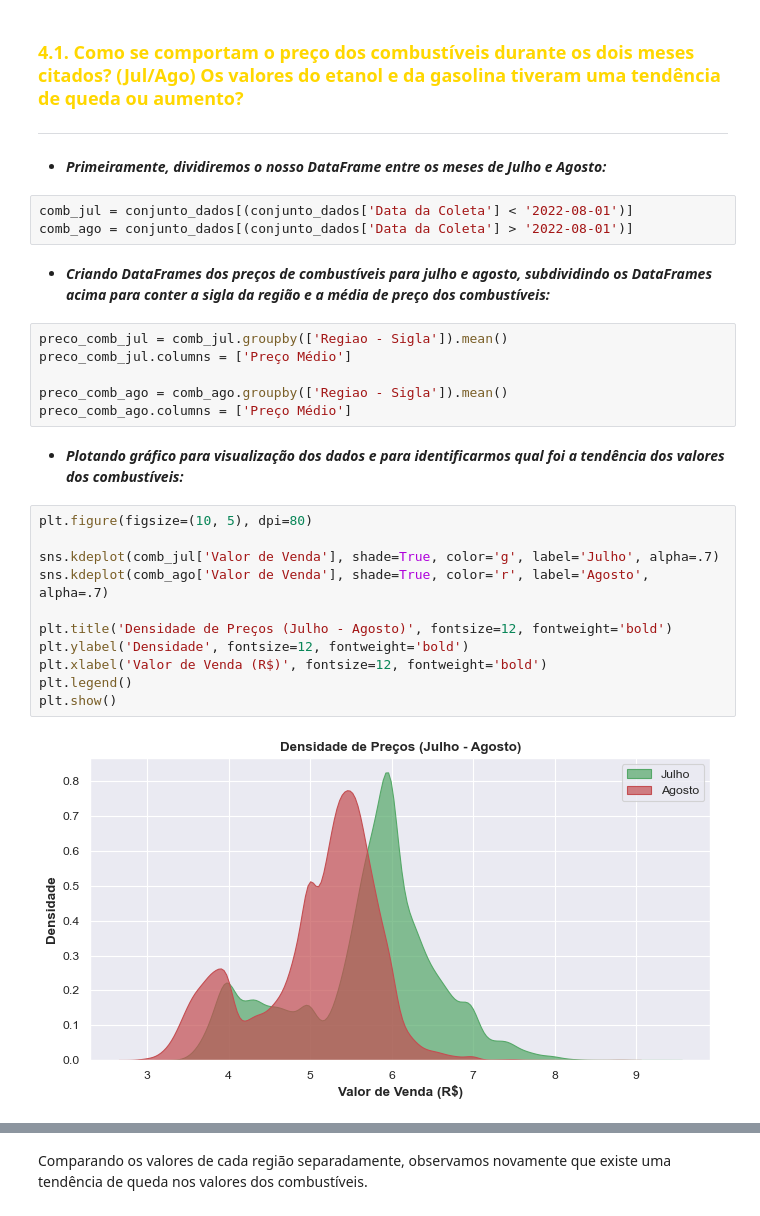
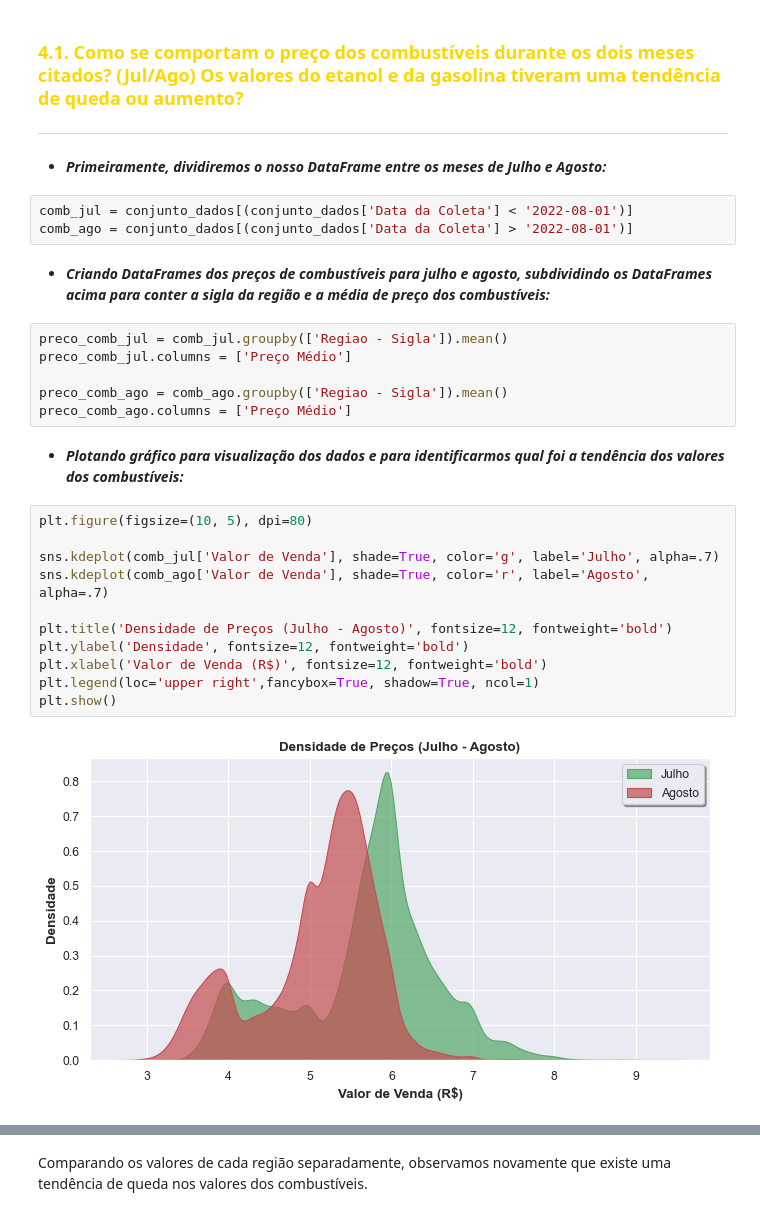
Before and after one commit to pedrorcm/Analise-Combustiveis-M4, a Jupyter notebook: main.ipynb, the cells around one changed output, grey strips where cells are left out. Saved outputs shown, nothing was run; the diff lists cells and outputs as text.

```diff
--- a/main.ipynb
+++ b/main.ipynb
@@ -449,12 +456,12 @@ Com essas verificações e tratamentos feitos, vamos dar inicio ao nosso trabalh
 
 ---
 # %% [markdown]
-- <font color='FAFACC'>**_Primeiramente, dividiremos o nosso DataFrame entre os meses de Julho e Agosto:_**
+- **_Primeiramente, dividiremos o nosso DataFrame entre os meses de Julho e Agosto:_**
 # %%
 comb_jul = conjunto_dados[(conjunto_dados['Data da Coleta'] < '2022-08-01')]
 comb_ago = conjunto_dados[(conjunto_dados['Data da Coleta'] > '2022-08-01')]
 # %% [markdown]
-- <font color='FAFACC'>**_Criando DataFrames dos preços de combustíveis para julho e agosto, subdividindo os DataFrames acima para conter a sigla da região e a média de preço dos combustíveis:_**
+- **_Criando DataFrames dos preços de combustíveis para julho e agosto, subdividindo os DataFrames acima para conter a sigla da região e a média de preço dos combustíveis:_**
 # %%
 preco_comb_jul = comb_jul.groupby(['Regiao - Sigla']).mean()
 preco_comb_jul.columns = ['Preço Médio']
@@ -462,18 +469,18 @@ preco_comb_jul.columns = ['Preço Médio']
 preco_comb_ago = comb_ago.groupby(['Regiao - Sigla']).mean()
 preco_comb_ago.columns = ['Preço Médio']
 # %% [markdown]
-- <font color='FAFACC'>**_Plotando gráfico para visualização dos dados e para identificarmos qual foi a tendência dos valores dos combustíveis:_**
+- **_Plotando gráfico para visualização dos dados e para identificarmos qual foi a tendência dos valores dos combustíveis:_**
 # %%
 plt.figure(figsize=(10, 5), dpi=80)
 
 sns.kdeplot(comb_jul['Valor de Venda'], shade=True, color='g', label='Julho', alpha=.7)
 sns.kdeplot(comb_ago['Valor de Venda'], shade=True, color='r', label='Agosto', alpha=.7)
 
 plt.title('Densidade de Preços (Julho - Agosto)', fontsize=12, fontweight='bold')
 plt.ylabel('Densidade', fontsize=12, fontweight='bold')
 plt.xlabel('Valor de Venda (R$)', fontsize=12, fontweight='bold')
-plt.legend()
+plt.legend(loc='upper right',fancybox=True, shadow=True, ncol=1)
 plt.show()
 # %% [output]
-[figure, old version]
+[figure, new version]
 # %% [markdown]
```
Also changed, not shown: parts of 83 cells of this notebook.
